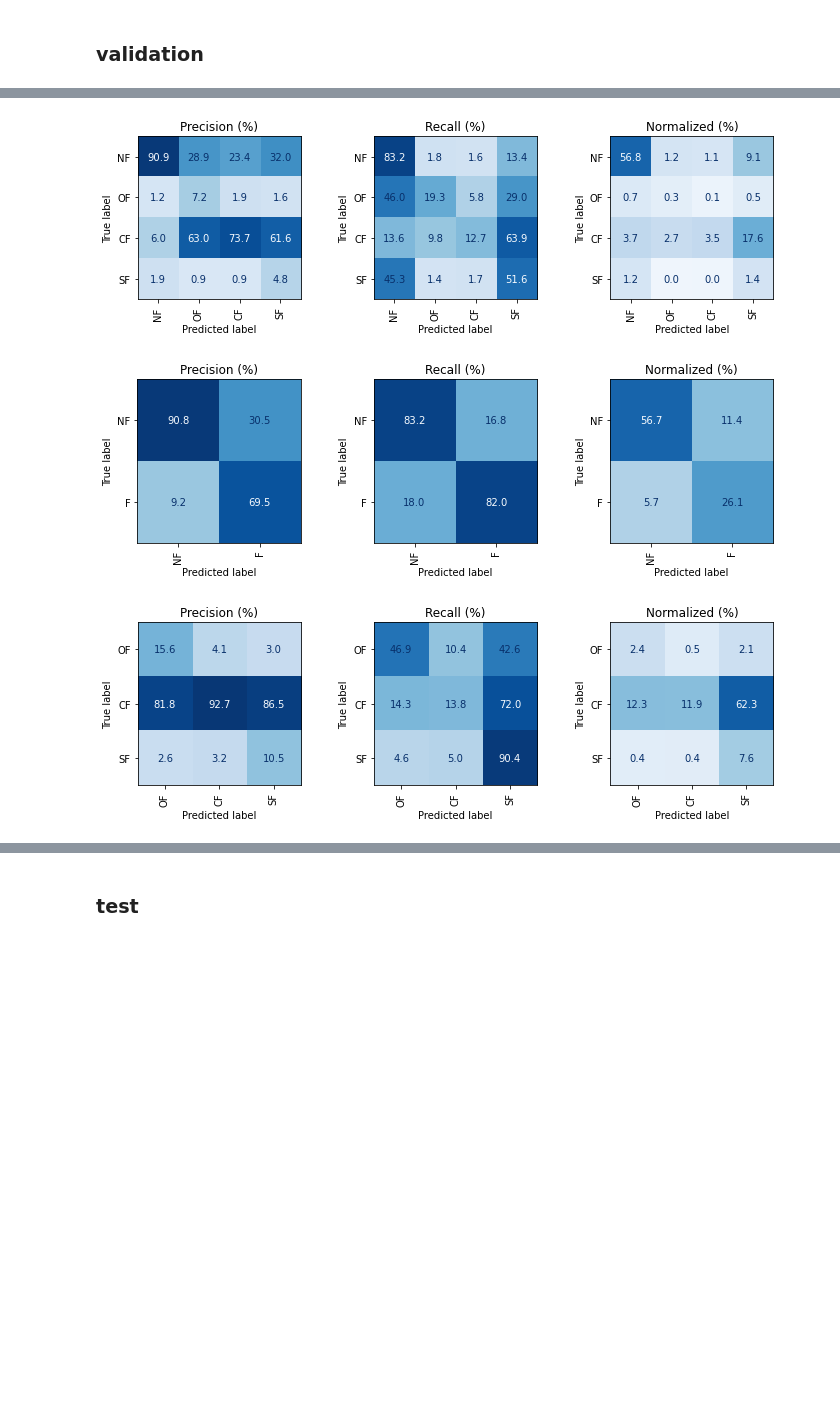
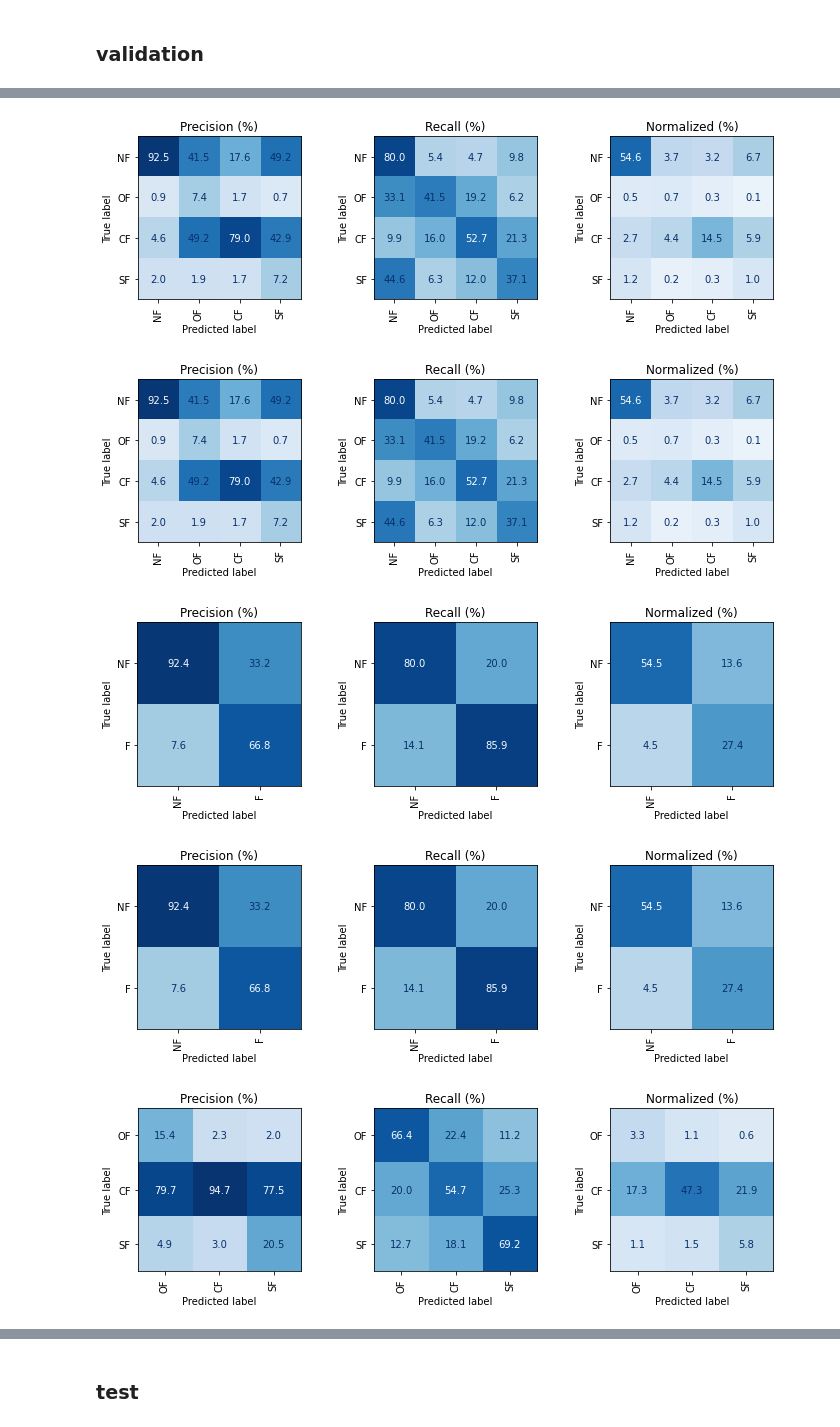
Before and after one commit to KookaS/multi-resolution-forest-mapping, a Jupyter notebook: src/analysis/analyse_results.ipynb, the cells around one changed output, grey strips where cells are left out. Drawn from its saved outputs; the diff is of its cells as text; code cells hidden in the pictures; blank space fills up the shorter version.

```diff
--- a/src/analysis/analyse_results.ipynb
+++ b/src/analysis/analyse_results.ipynb
@@ -38,8 +49,8 @@ show_model_metrics(fn, None)
 # %% [markdown]
 ### validation
 # %%
-fn = '../../results/training/results_metrics.pt'
-show_model_metrics(fn, -1)
+fn = '/media/data/charrez/multi-resolution-forest-mapping/results/training/results_metrics.pt'
+show_model_metrics(fn, -5)
 # %% [output]
 Validation results (epoch -1)
 seg
@@ -61,3 +72,5 @@ seg_1
-[figure, old version]
+[figure, new version]
-[figure, old version]
+[figure, new version]
-[figure, old version]
+[figure, new version]
+[figure, added]
+[figure, added]
```
Also changed, not shown: parts of 4 cells of this notebook, 26 other files.
